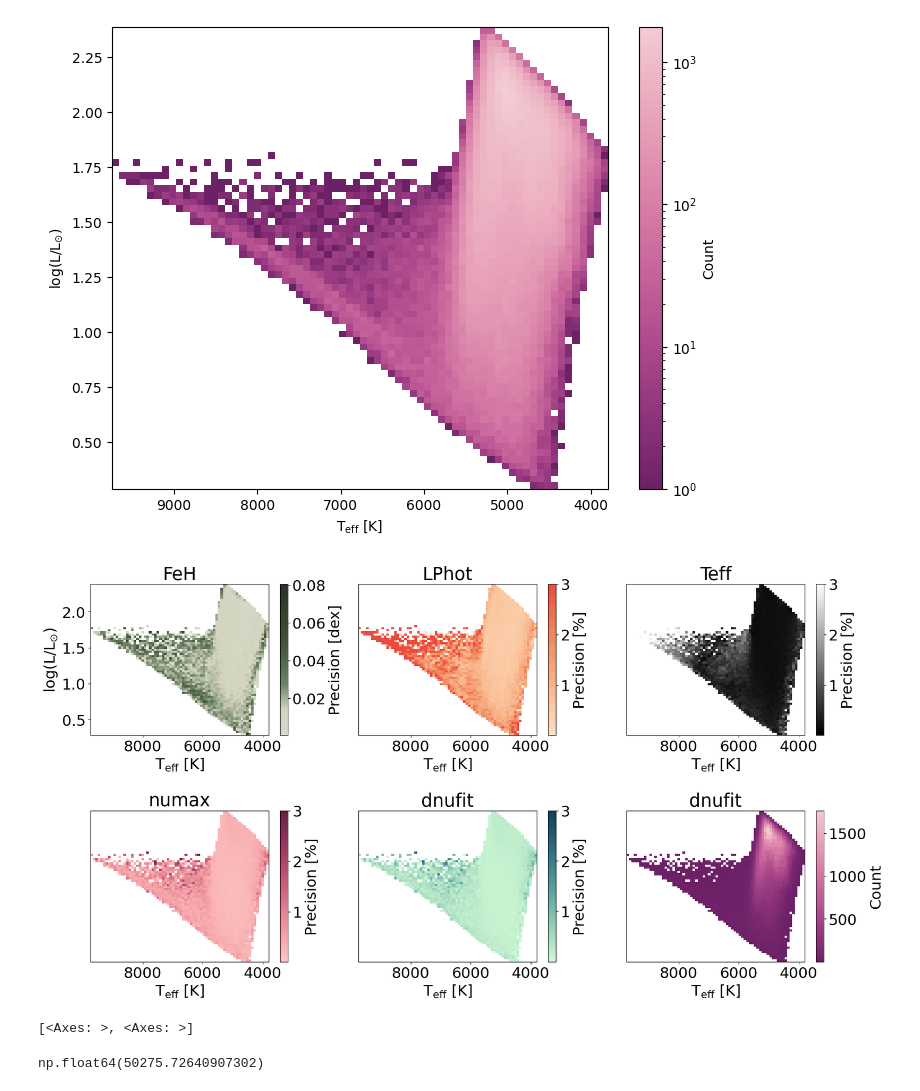
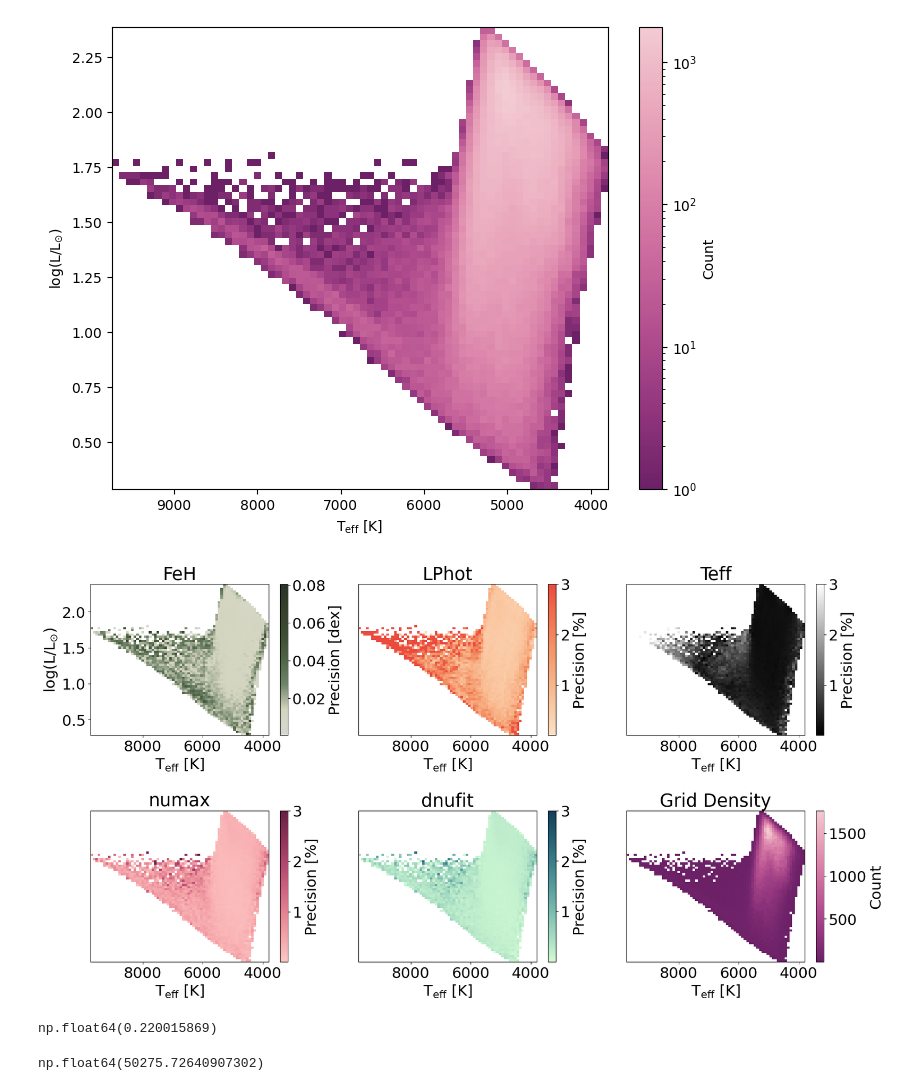
Before and after one commit to ehatt98/M4-hierarchical, a Jupyter notebook: notebooks/plots/hexbin-plot.ipynb, the cells around one changed output. Drawn from its saved outputs; the diff is of its cells as text; code cells hidden in the pictures.

```diff
--- a/notebooks/plots/hexbin-plot.ipynb
+++ b/notebooks/plots/hexbin-plot.ipynb
@@ -399,38 +403,39 @@ for i in range(len(outputs)+1):
         cbarlabel = 'Count'
 
         vmax = None
         ax = axd
+        title = 'Grid Density'
 
 
     X, Y = np.meshgrid(xedges, yedges)  # Create a mesh grid for plotting
 
     pcm = ax.pcolormesh(X, Y, stat.T, cmap=cmaps[i], shading='auto',vmax = vmax)
 
     plt.colorbar(pcm, ax =ax, label = cbarlabel)  # Colorbar to show the average z values
 
     if i != 0:
 
         ax.set_yticks([])
 
 
     else:
 
         ax.set_ylabel(r'log(L/L$_{\odot}$)')
 
     ax.set_xlabel(r'T$_{\mathrm{eff}}$ [K]')
 
     ax.set_title(title)
     ax.invert_xaxis()
 
 
 
 fig.savefig(f'../../figs/residual-hex-{model_name}.png', bbox_inches = 'tight', dpi = 150)
 # %% [output]
-[figure, old version]
+[figure, new version]
 # %%
-axs_a
+np.min(df_test_unnorm['yini'])
 # %% [output]
-[<Axes: >, <Axes: >]
+np.float64(0.220015869)
 # %%
 np.max((100*(df_test_unnorm['FeH'].values - df_preds_unnorm['FeH'].values)/(df_test_unnorm['FeH'].values)))
 # %% [output]
```
Also changed, not shown: parts of 1 cell of this notebook, 3 other files.
